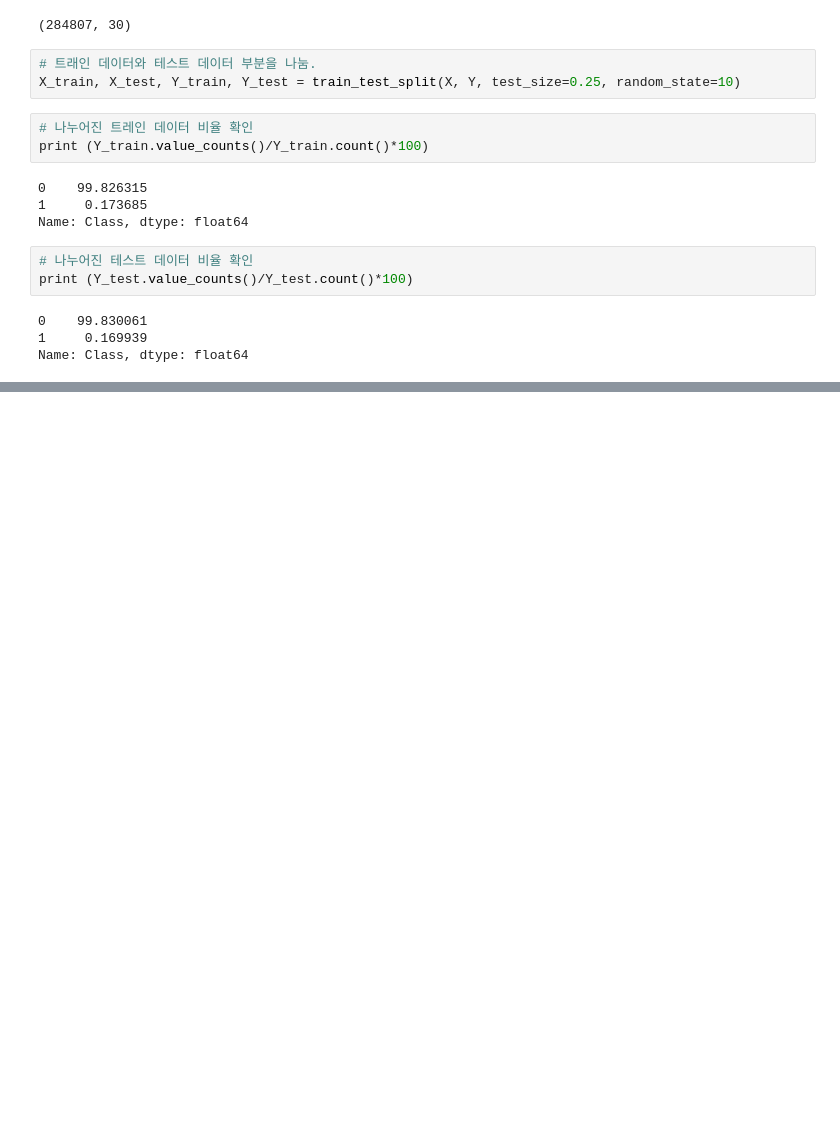
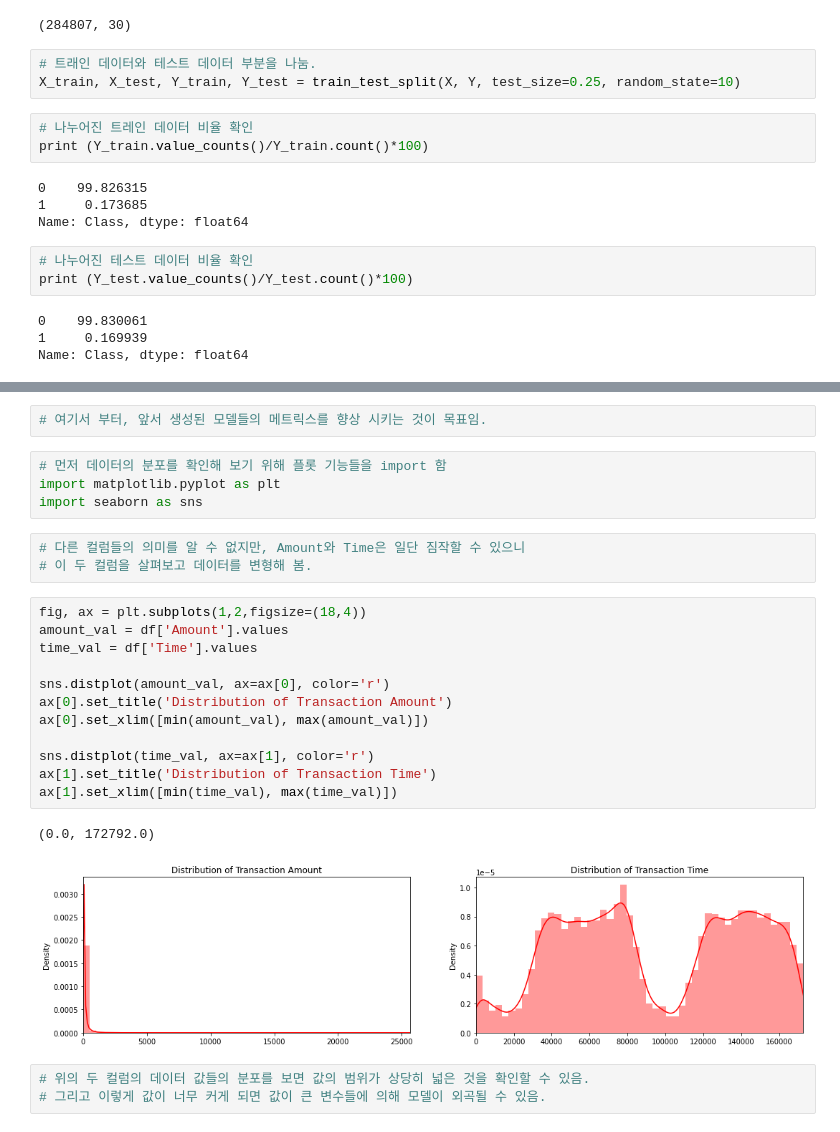
Before and after one commit to ds-chkang/credit-card-fraud-detection, a Jupyter notebook: creditcardfraud.ipynb, the cells around one changed output, grey strips where cells are left out. Cells and saved outputs as stored; diff of their text form; blank space fills up the shorter version.

```diff
--- a/creditcardfraud.ipynb
+++ b/creditcardfraud.ipynb
@@ -132,0 +163,27 @@ def metrics(Y_test, pred):
+# %%
+# 여기서 부터, 앞서 생성된 모델들의 메트릭스를 향상 시키는 것이 목표임.
+# %%
+# 먼저 데이터의 분포를 확인해 보기 위해 플롯 기능들을 import 함
+import matplotlib.pyplot as plt
+import seaborn as sns
+# %%
+# 다른 컬럼들의 의미를 알 수 없지만, Amount와 Time은 일단 짐작할 수 있으니
+# 이 두 컬럼을 살펴보고 데이터를 변형해 봄.
+# %%
+fig, ax = plt.subplots(1,2,figsize=(18,4))
+amount_val = df['Amount'].values
+time_val = df['Time'].values
+
+sns.distplot(amount_val, ax=ax[0], color='r')
+ax[0].set_title('Distribution of Transaction Amount')
+ax[0].set_xlim([min(amount_val), max(amount_val)])
+
+sns.distplot(time_val, ax=ax[1], color='r')
+ax[1].set_title('Distribution of Transaction Time')
+ax[1].set_xlim([min(time_val), max(time_val)])
+# %% [output]
+(0.0, 172792.0)
+[figure, added]
+# %%
+# 위의 두 컬럼의 데이터 값들의 분포를 보면 값의 범위가 상당히 넓은 것을 확인할 수 있음.
+# 그리고 이렇게 값이 너무 커게 되면 값이 큰 변수들에 의해 모델이 외곡될 수 있음.
```
Also changed, not shown: parts of 21 cells of this notebook.
